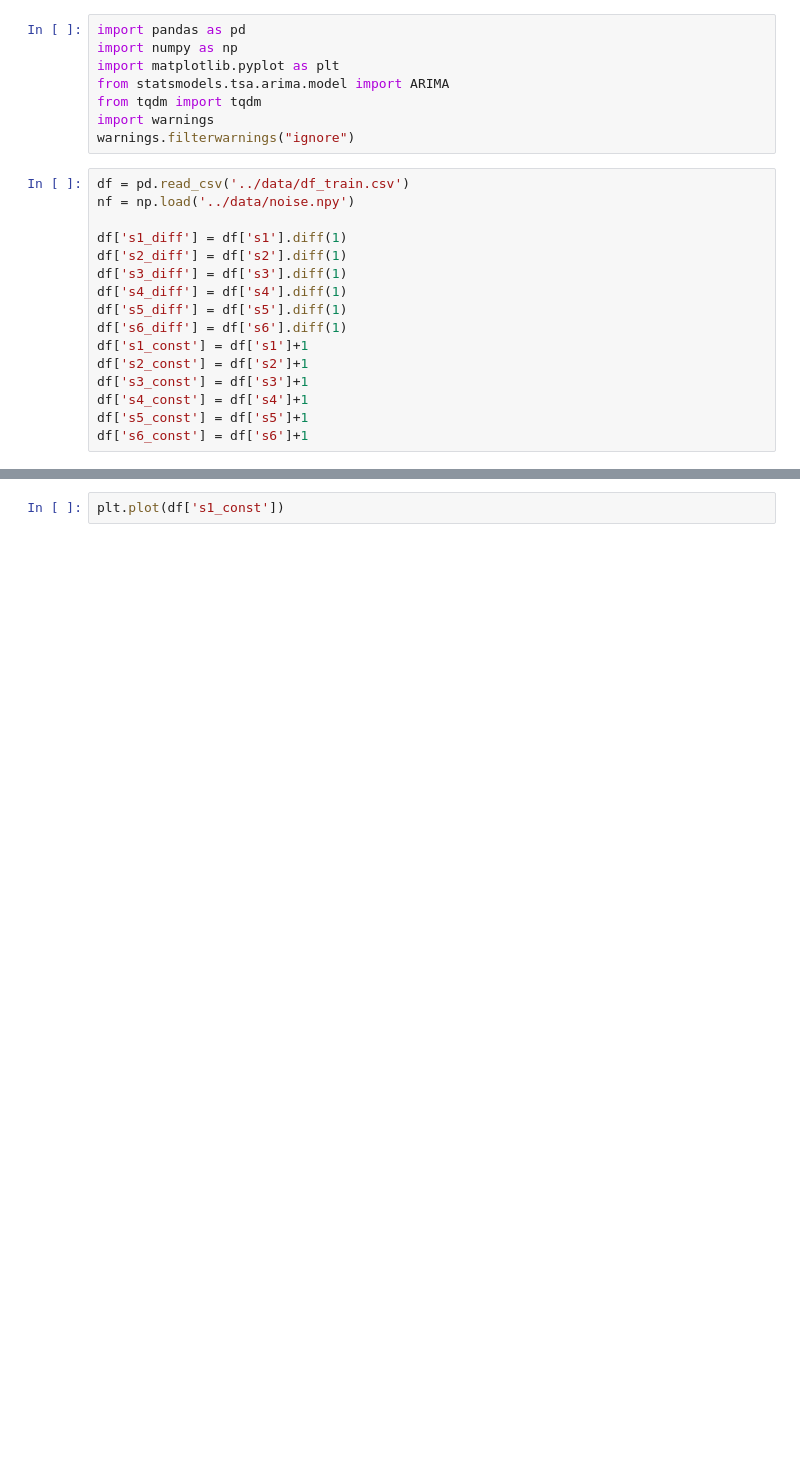
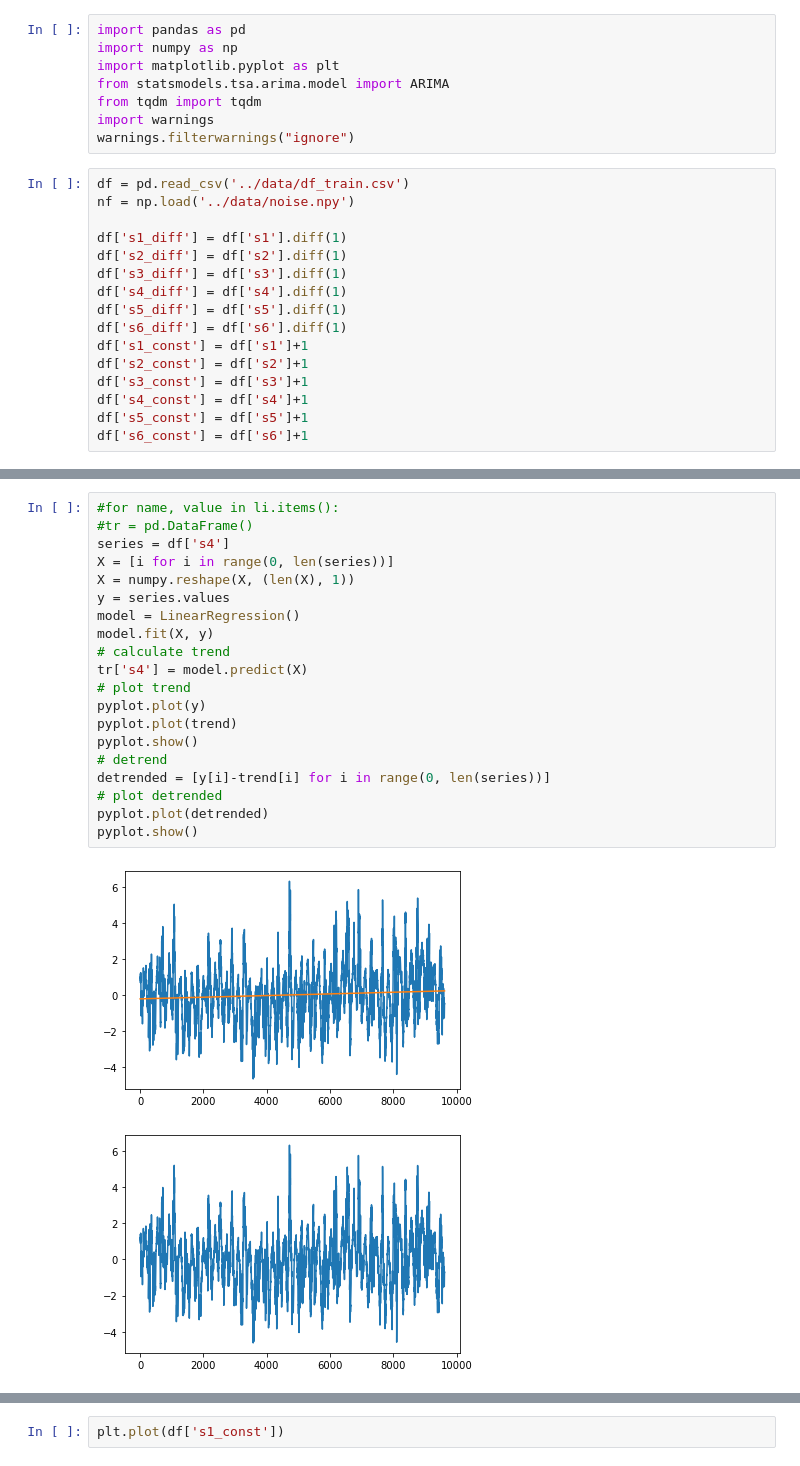
Before and after one commit to BenedettaFrancesconi/GenHack_challenge, a Jupyter notebook: notebooks/ARIMA.ipynb, the cells around one changed output, grey strips where cells are left out. Saved outputs shown, nothing was run; the diff lists cells and outputs as text; blank space fills up the shorter version.

```diff
--- a/notebooks/ARIMA.ipynb
+++ b/notebooks/ARIMA.ipynb
@@ -24,0 +110,23 @@ df['s6_const'] = df['s6']+1
+# %%
+#for name, value in li.items():
+#tr = pd.DataFrame()
+series = df['s4']
+X = [i for i in range(0, len(series))]
+X = numpy.reshape(X, (len(X), 1))
+y = series.values
+model = LinearRegression()
+model.fit(X, y)
+# calculate trend
+tr['s4'] = model.predict(X)
+# plot trend
+pyplot.plot(y)
+pyplot.plot(trend)
+pyplot.show()
+# detrend
+detrended = [y[i]-trend[i] for i in range(0, len(series))]
+# plot detrended
+pyplot.plot(detrended)
+pyplot.show()
+# %% [output]
+[figure, added]
+[figure, added]
```
Also changed, not shown: parts of 13 cells of this notebook.
